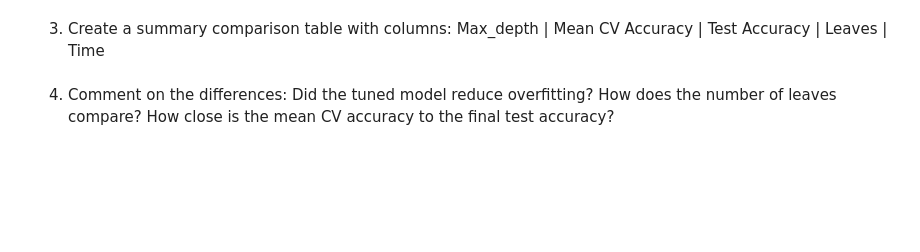
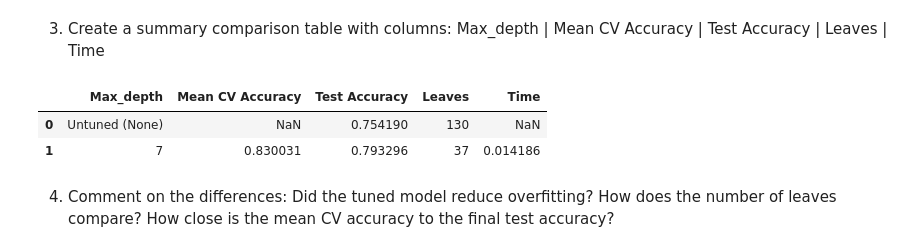
Before and after one commit to clee80/CS372_DT_Group2, a Jupyter notebook: DT_template.ipynb, the cells around one changed output. Saved outputs shown, nothing was run; the diff lists cells and outputs as text; code cells hidden in the pictures; blank space fills up the shorter version.

```diff
--- a/DT_template.ipynb
+++ b/DT_template.ipynb
@@ -502,5 +627,28 @@ matrices. Did tuning max_depth reduce any specific type of error?
 # %% [markdown]
  3) Create a summary comparison table with columns: Max_depth | Mean CV Accuracy | Test Accuracy | Leaves | Time
+# %%
+summaryTable = pd.DataFrame({
+    "Max_depth": ["Untuned (None)", bestDepth],
+    "Mean CV Accuracy": [np.nan, meanCVAccuracies[bestIndex]],
+    "Test Accuracy": [
+        accuracy_score(y_test, dt.predict(X_test)),
+        tunedTestAccuracy
+    ],
+    "Leaves": [
+        dt.get_n_leaves(),
+        tunedDt.get_n_leaves()
+    ],
+    "Time": [
+        np.nan,
+        cvTimes[bestIndex]
+    ]
+})
+
+summaryTable
+# %% [output]
+|  | Max_depth | Mean CV Accuracy | Test Accuracy | Leaves | Time |
+| 0 | Untuned (None) | NaN | 0.754190 | 130 | NaN |
+| 1 | 7 | 0.830031 | 0.793296 | 37 | 0.014186 |
 # %% [markdown]
 4. Comment on the differences: Did the tuned model reduce overfitting? How does the
 number of leaves compare? How close is the mean CV accuracy to the final test
```
Also changed, not shown: parts of 13 cells of this notebook.
